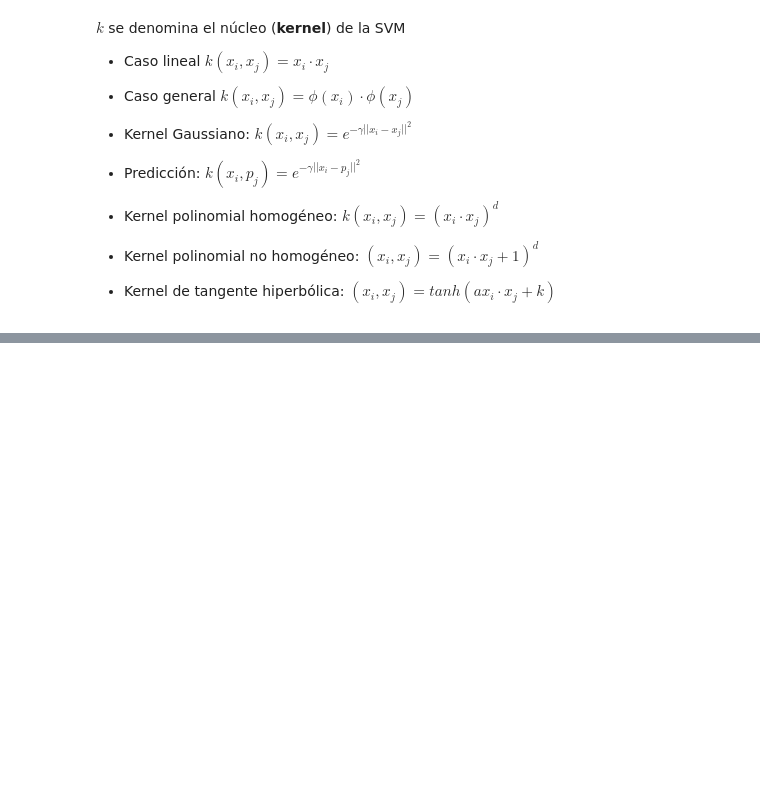
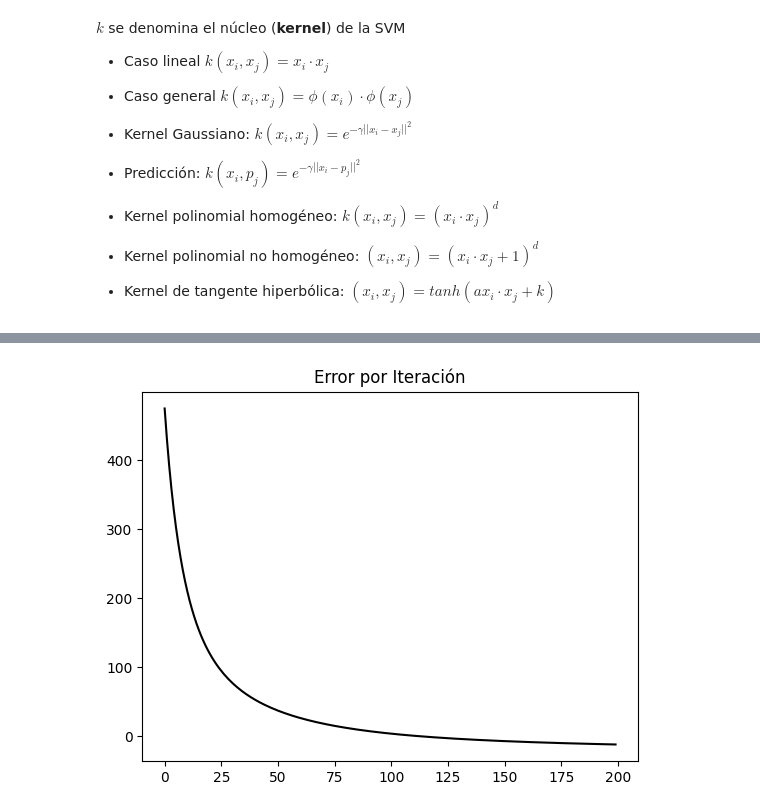
Before and after one commit to jrguignan/Practica_TensorFlow, a Jupyter notebook: svm/SVM_kernel.ipynb, the cells around one changed output, grey strips where cells are left out. Saved outputs shown, nothing was run; the diff lists cells and outputs as text; code cells hidden in the pictures; blank space fills up the shorter version.

```diff
--- a/svm/SVM_kernel.ipynb
+++ b/svm/SVM_kernel.ipynb
@@ -143,18 +86,0 @@ TensorShape([500, 50167])
-# %%
-# Obtener las predicciones para la cuadrícula de puntos
-grid_predictions = []
-batch_size = 1000  # Tamaño del lote para la predicción en la cuadrícula
-
-for i in range(0, len(grid_points), batch_size):
-    batch_grid_points = grid_points[i:i + batch_size]
-    pred_sq_dist = gaussian_kernel(x_data, tf.linalg.matrix_transpose(tf.convert_to_tensor(batch_grid_points, dtype=tf.float32)), gamma)
-    prediction_output = tf.matmul(tf.multiply(tf.transpose(y_target), b), pred_sq_dist)
-    batch_predictions = tf.sign(prediction_output - tf.reduce_mean(prediction_output))
-    grid_predictions.append(batch_predictions)
-
-# Aplanar y concatenar las predicciones
-grid_predictions = tf.concat(grid_predictions, axis=1)
-grid_predictions = tf.squeeze(grid_predictions).numpy()
-
-# Ahora reformamos grid_predictions al tamaño de la cuadrícula
-grid_predictions = grid_predictions.reshape(xx.shape)
@@ -170,0 +87,22 @@ plt.show()
+# %%
+# Entrenamiento
+loss_vect = []
+batch_acc = []
+
+for i in range(200):
+    with tf.GradientTape() as tape:
+        loss = loss_fn(b, x_data_train, y_target_train, my_kernel)
+    gradients = tape.gradient(loss, [b])
+    optimizer.apply_gradients(zip(gradients, [b]))
+
+    loss_vect.append(loss.numpy())
+
+    # Precisión
+    pred_sq_dist = gaussian_kernel(x_data_train, x_data_train, gamma)
+    prediction_output = tf.matmul(tf.multiply(tf.transpose(y_target_train), b), pred_sq_dist)
+    prediction = tf.sign(prediction_output - tf.reduce_mean(prediction_output))
+    accuracy = tf.reduce_mean(tf.cast(tf.equal(tf.squeeze(prediction), tf.squeeze(y_target_train)), tf.float32))
+    batch_acc.append(accuracy.numpy())
+
+    if (i + 1) % 50 == 0:
+        print(f"Paso #{i + 1}, Error = {loss.numpy()}, Precisión = {accuracy.numpy()}")
@@ -178,4 +123,6 @@ plt.show()
 # %%
 plt.plot(loss_vect, 'k-')
-plt.title("Pérdidas por Iteración")
+plt.title("Error por Iteración")
 plt.show()
+# %% [output]
+[figure, added]
```
Also changed, not shown: parts of 11 cells of this notebook.
